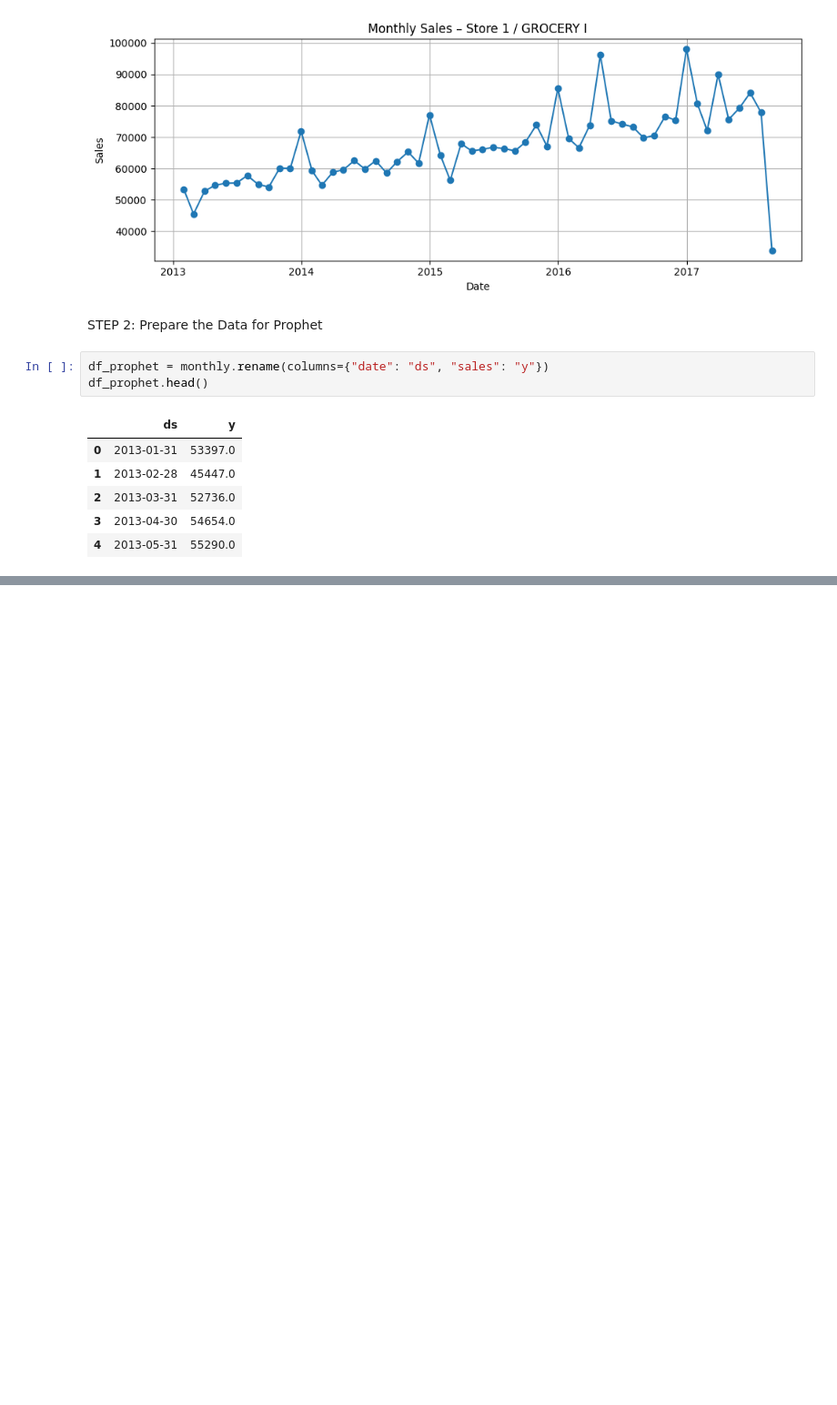
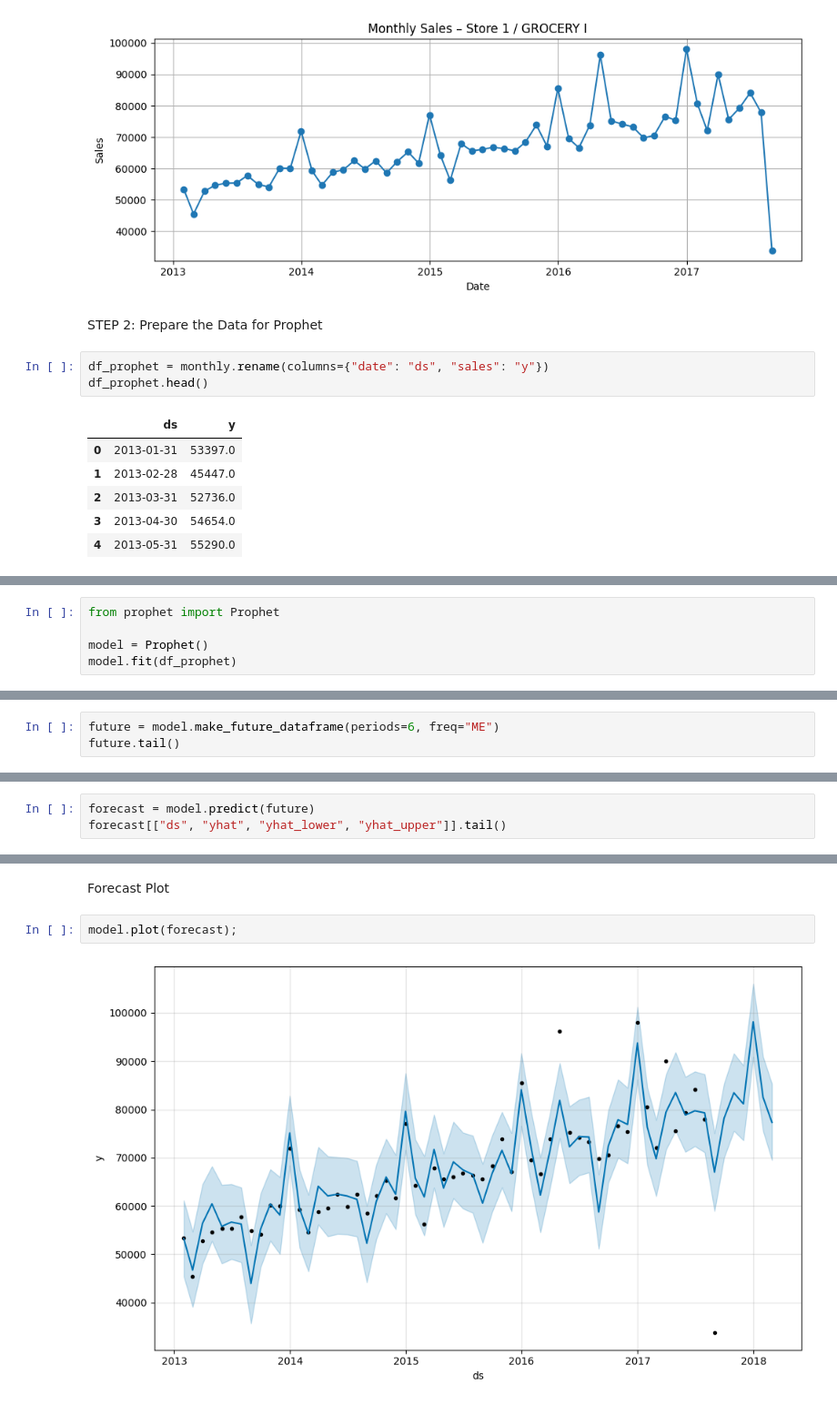
Before and after one commit to Praisedunmininu/sales-forecasting-app, a Jupyter notebook: notebook/eda.ipynb, the cells around one changed output, grey strips where cells are left out. Shown at 91% size. Cells and saved outputs as stored; diff of their text form; blank space fills up the shorter version.

```diff
--- a/notebook/eda.ipynb
+++ b/notebook/eda.ipynb
@@ -83,0 +86,5 @@ df_prophet.head()
+# %%
+from prophet import Prophet
+
+model = Prophet()
+model.fit(df_prophet)
@@ -83,0 +97,3 @@ df_prophet.head()
+# %%
+future = model.make_future_dataframe(periods=6, freq="ME")
+future.tail()
@@ -83,0 +109,3 @@ df_prophet.head()
+# %%
+forecast = model.predict(future)
+forecast[["ds", "yhat", "yhat_lower", "yhat_upper"]].tail()
@@ -83,0 +119,6 @@ df_prophet.head()
+# %% [markdown]
+Forecast Plot
+# %%
+model.plot(forecast);
+# %% [output]
+[figure, added]
```
Also changed, not shown: parts of 15 cells of this notebook.
